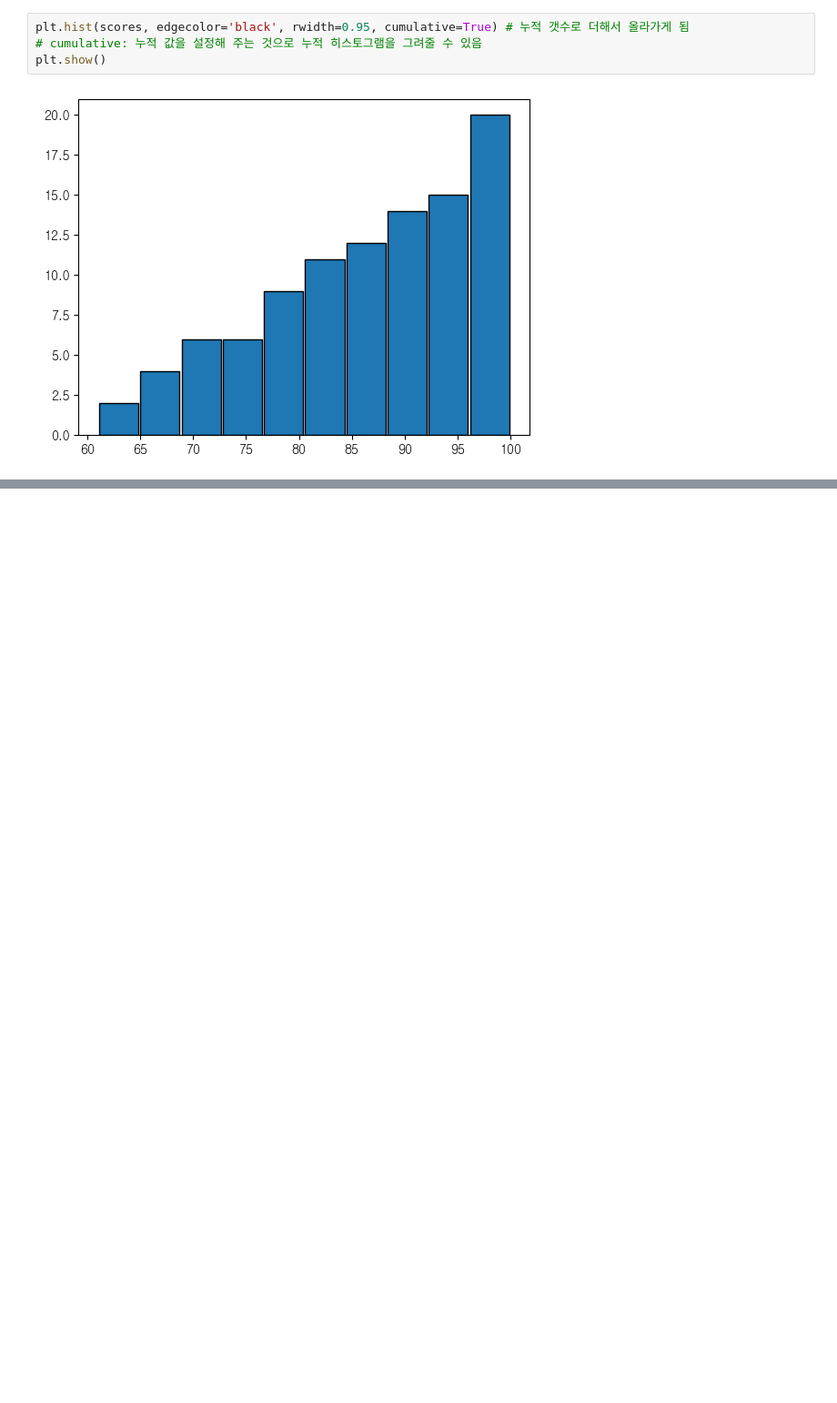
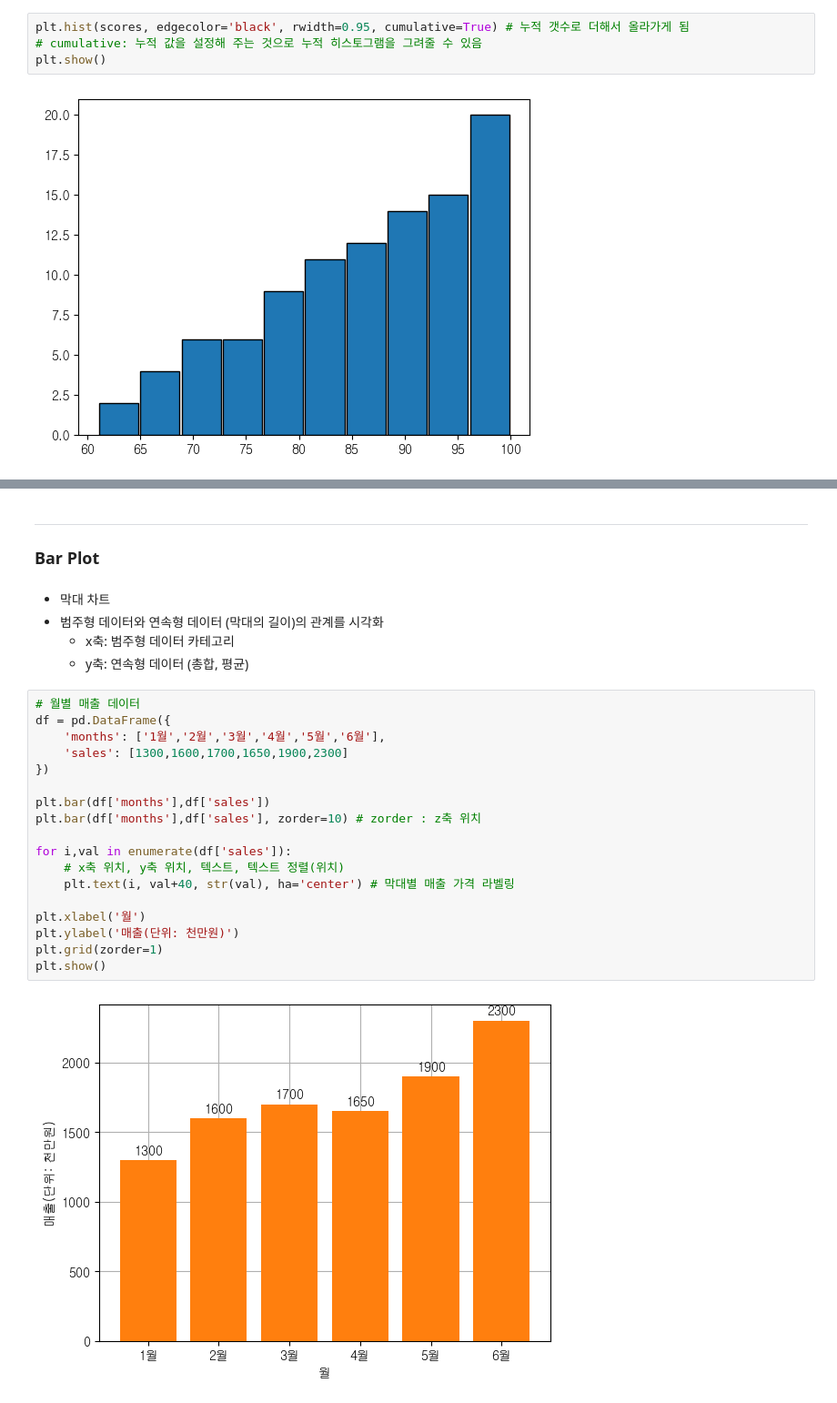
Before and after one commit to yugyeongh/encore_skn11, a Jupyter notebook: 04_data_analysis/03_matplotlib/02_matplotlib_chart.ipynb, the cells around one changed output, grey strips where cells are left out. Shown at 91% size. Drawn from its saved outputs; the diff is of its cells as text; blank space fills up the shorter version.

```diff
--- a/04_data_analysis/03_matplotlib/02_matplotlib_chart.ipynb
+++ b/04_data_analysis/03_matplotlib/02_matplotlib_chart.ipynb
@@ -47,0 +108,28 @@ plt.show()
+# %% [markdown]
+---
+### Bar Plot
+# %% [markdown]
+- 막대 차트
+- 범주형 데이터와 연속형 데이터 (막대의 길이)의 관계를 시각화
+    - x축: 범주형 데이터 카테고리
+    - y축: 연속형 데이터 (총합, 평균)
+# %%
+# 월별 매출 데이터
+df = pd.DataFrame({
+    'months': ['1월','2월','3월','4월','5월','6월'],
+    'sales': [1300,1600,1700,1650,1900,2300]
+})
+
+plt.bar(df['months'],df['sales'])
+plt.bar(df['months'],df['sales'], zorder=10) # zorder : z축 위치
+
+for i,val in enumerate(df['sales']):
+    # x축 위치, y축 위치, 텍스트, 텍스트 정렬(위치)
+    plt.text(i, val+40, str(val), ha='center') # 막대별 매출 가격 라벨링
+
+plt.xlabel('월')
+plt.ylabel('매출(단위: 천만원)')
+plt.grid(zorder=1)
+plt.show()
+# %% [output]
+[figure, added]
```
Also changed, not shown: parts of 24 cells of this notebook, 2 other files.
